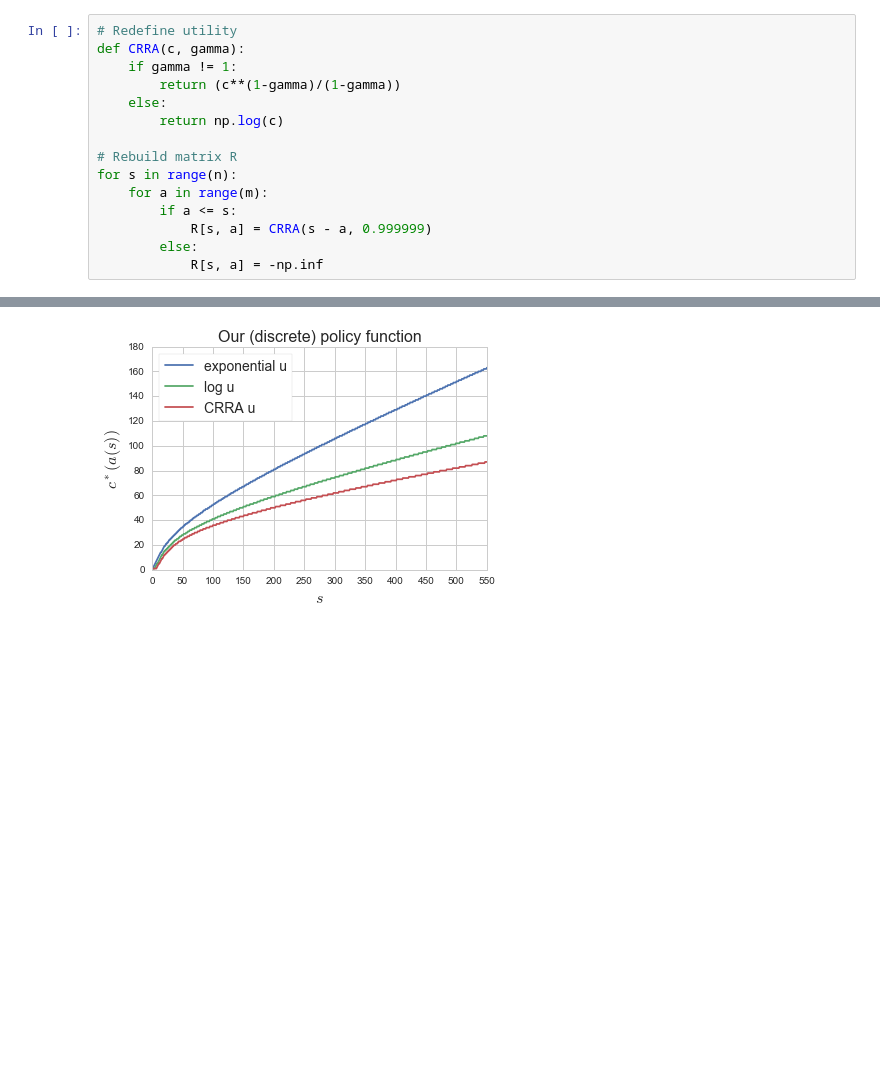
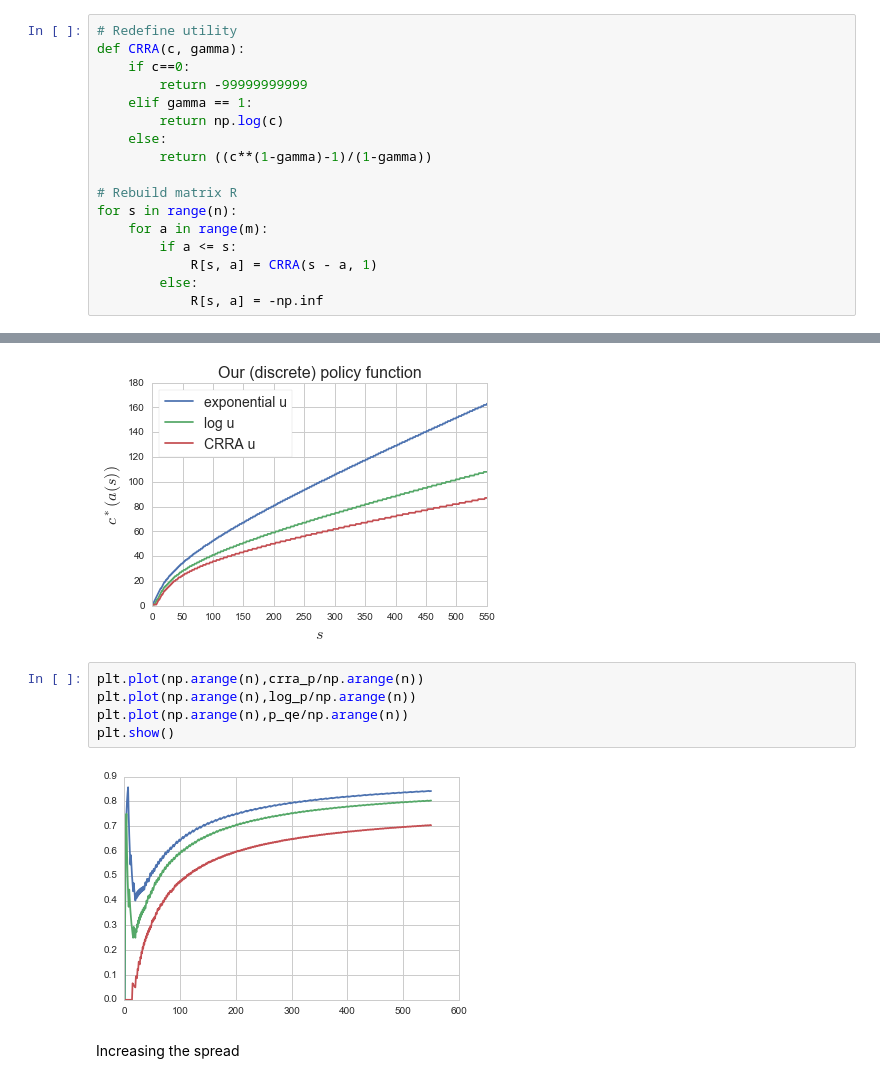
Before and after one commit to crisla/code-club, a Jupyter notebook: s3/Discrete Dynamic Programing.ipynb, the cells around one changed output, grey strips where cells are left out. Cells and saved outputs as stored; diff of their text form; blank space fills up the shorter version.

```diff
--- a/s3/Discrete Dynamic Programing.ipynb
+++ b/s3/Discrete Dynamic Programing.ipynb
@@ -338,16 +338,18 @@ p_qe = results.sigma
 # %%
 # Redefine utility
 def CRRA(c, gamma):
-    if gamma != 1:
-        return (c**(1-gamma)/(1-gamma))
+    if c==0:
+        return -99999999999
+    elif gamma == 1:
+        return np.log(c)
     else:
-        return np.log(c)
+        return ((c**(1-gamma)-1)/(1-gamma))
 
 # Rebuild matrix R
 for s in range(n):
     for a in range(m):
         if a <= s:
-            R[s, a] = CRRA(s - a, 0.999999)
+            R[s, a] = CRRA(s - a, 1)
         else:
             R[s, a] = -np.inf
 # %%
@@ -406,4 +400,13 @@ plt.legend(loc='best', frameon=True, fontsize=14)
 plt.show()
 # %% [output]
 [figure]
+# %%
+plt.plot(np.arange(n),crra_p/np.arange(n))
+plt.plot(np.arange(n),log_p/np.arange(n))
+plt.plot(np.arange(n),p_qe/np.arange(n))
+plt.show()
+# %% [output]
+[figure, added]
+# %% [markdown]
+Increasing the spread
 # %%
```
Also changed, not shown: parts of 13 cells of this notebook.
